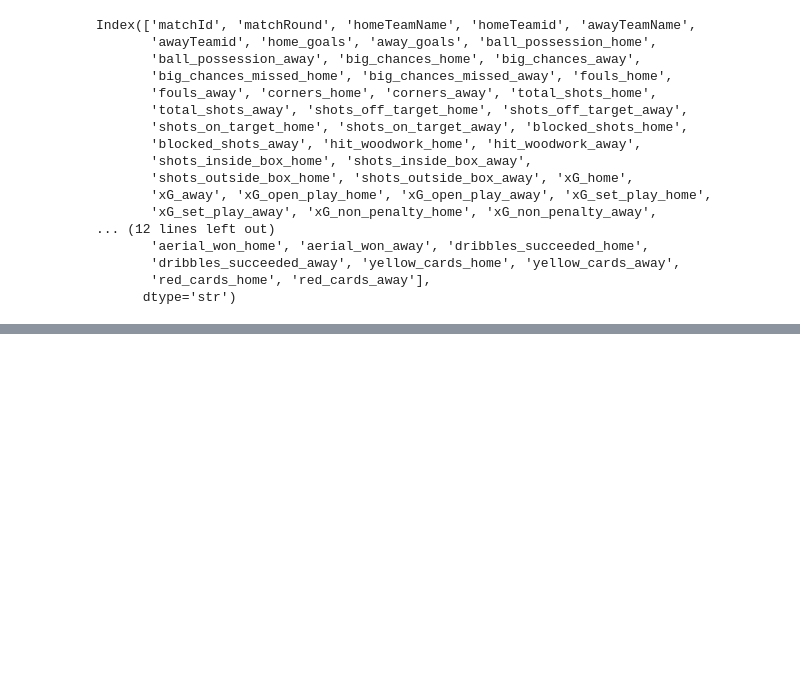
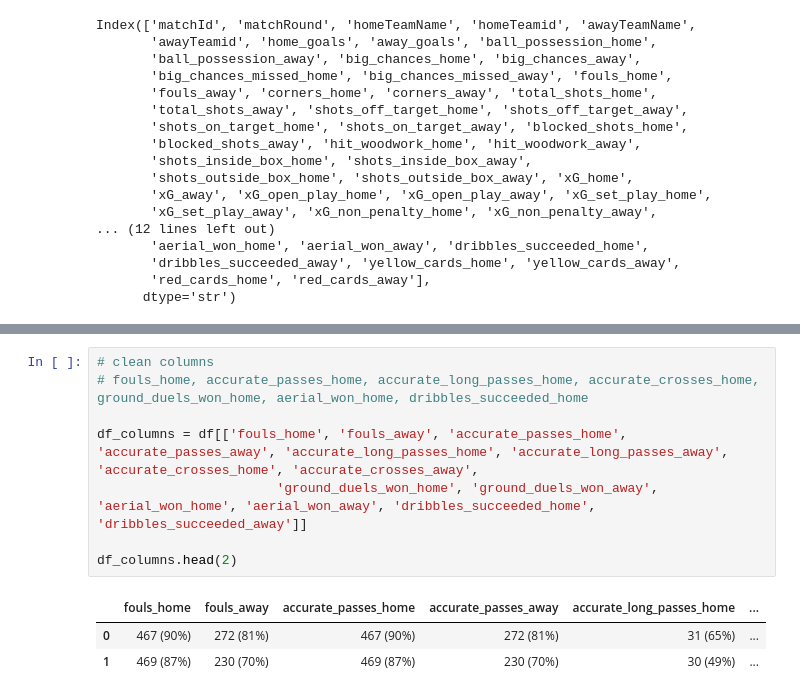
Before and after one commit to bolaxel/wcup26, a Jupyter notebook: cleaning.ipynb, the cells around one changed output, grey strips where cells are left out. Saved outputs shown, nothing was run; the diff lists cells and outputs as text; blank space fills up the shorter version.

```diff
--- a/cleaning.ipynb
+++ b/cleaning.ipynb
@@ -264,3 +271,15 @@ result
 | 5 | 5934 | Haiti | 0 | 22 | 1 | 1.0 | 15 | 9 | ... |
 | 19 | 6720 | Spain | 0 | 51 | 2 | 1.0 | 27 | 12 | ... |
 32 rows × 26 columns
+# %%
+# clean columns
+# fouls_home, accurate_passes_home, accurate_long_passes_home, accurate_crosses_home, ground_duels_won_home, aerial_won_home, dribbles_succeeded_home
+
+df_columns = df[['fouls_home', 'fouls_away', 'accurate_passes_home', 'accurate_passes_away', 'accurate_long_passes_home', 'accurate_long_passes_away', 'accurate_crosses_home', 'accurate_crosses_away',
+                       'ground_duels_won_home', 'ground_duels_won_away', 'aerial_won_home', 'aerial_won_away', 'dribbles_succeeded_home', 'dribbles_succeeded_away']]
+
+df_columns.head(2)
+# %% [output]
+|  | fouls_home | fouls_away | accurate_passes_home | accurate_passes_away | accurate_long_passes_home | ... |
+| 0 | 467 (90%) | 272 (81%) | 467 (90%) | 272 (81%) | 31 (65%) | ... |
+| 1 | 469 (87%) | 230 (70%) | 469 (87%) | 230 (70%) | 30 (49%) | ... |
```
Also changed, not shown: parts of 7 cells of this notebook.
